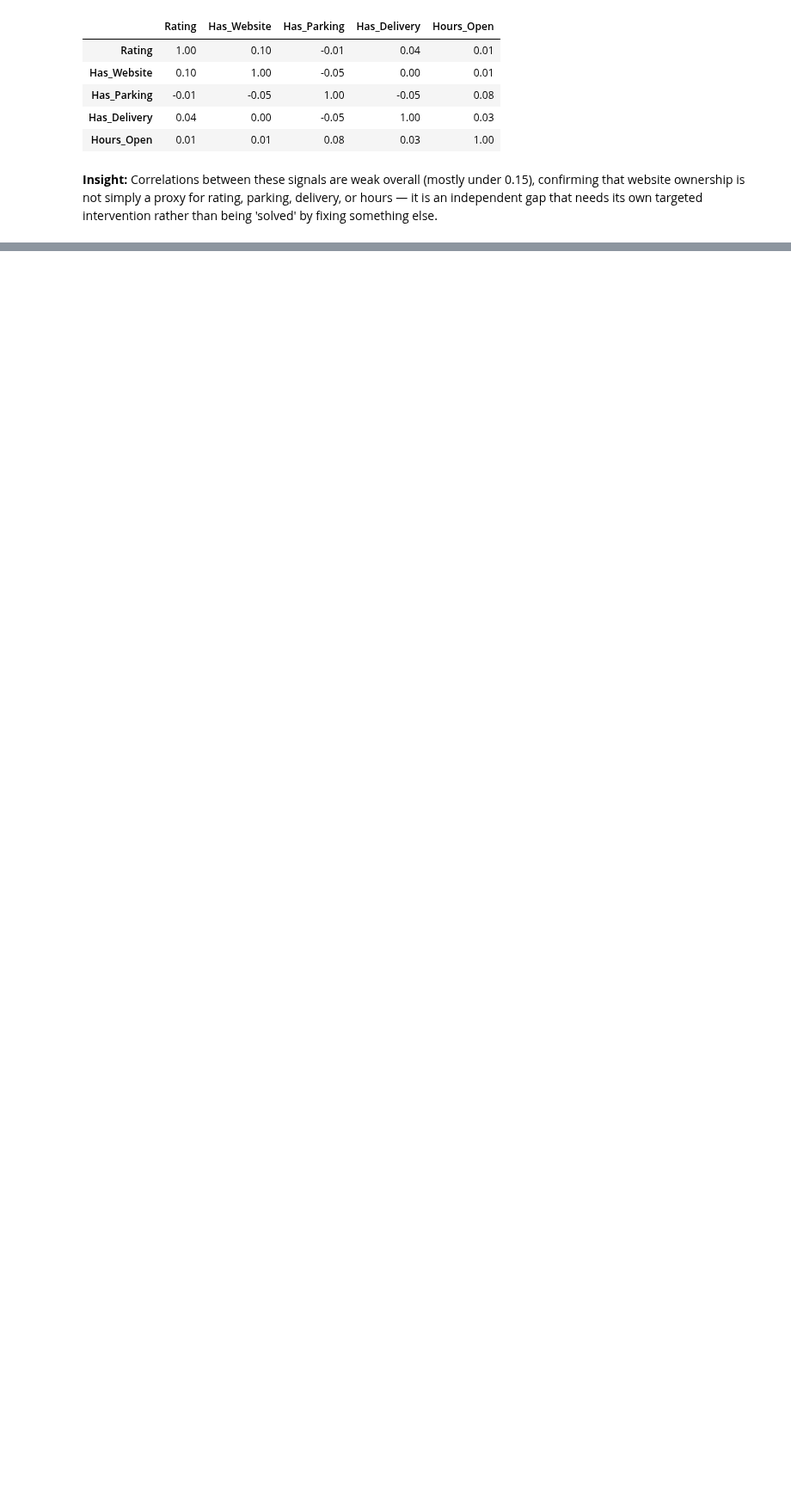
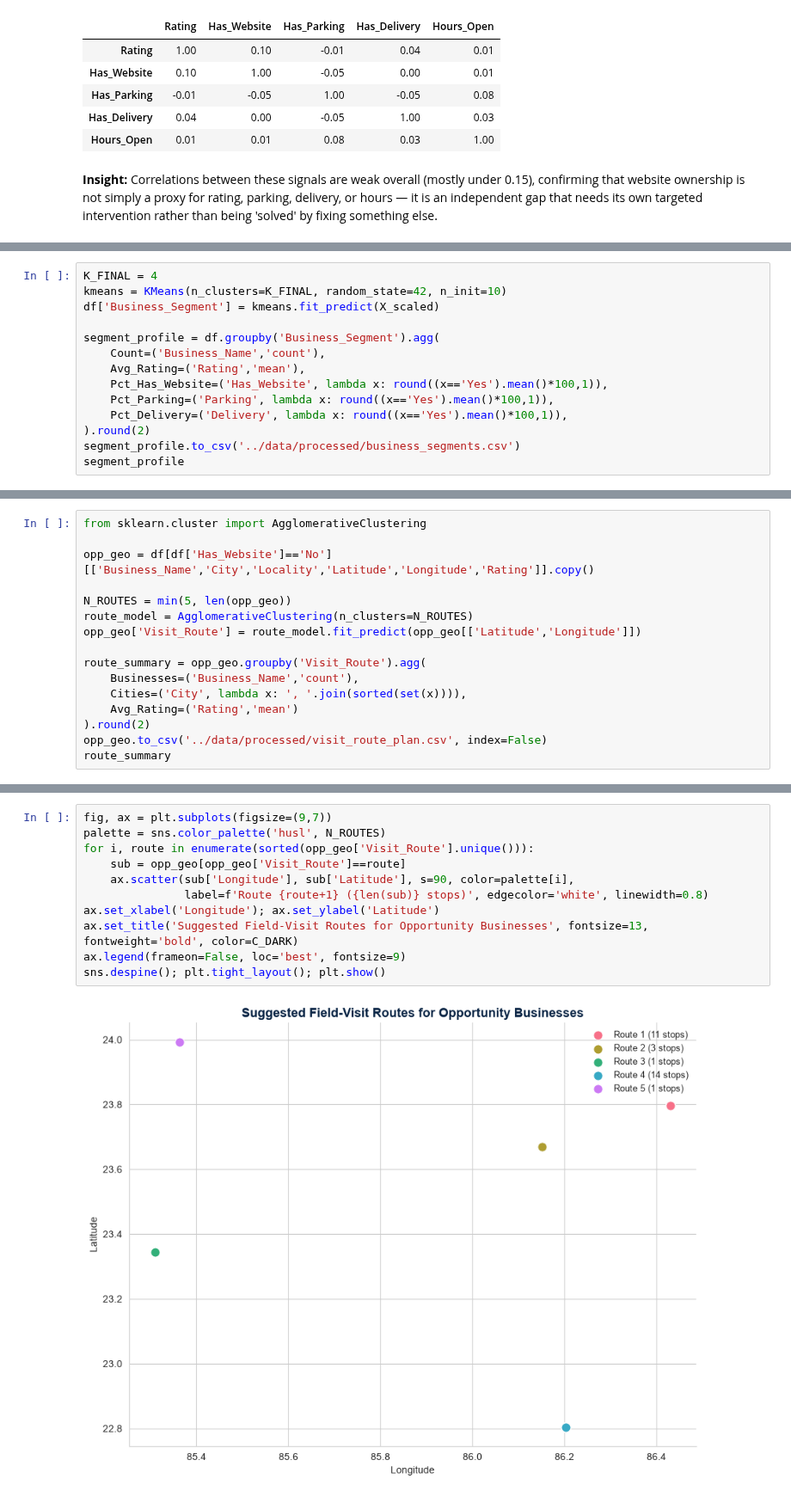
Before and after one commit to bhavya-aggarwal011/Jharkhand_Business_Analysis, a Jupyter notebook: notebooks/Jharkhand_Business_Analysis.ipynb, the cells around one changed output, grey strips where cells are left out. Shown at 86% size. Drawn from its saved outputs; the diff is of its cells as text; blank space fills up the shorter version.

```diff
--- a/notebooks/Jharkhand_Business_Analysis.ipynb
+++ b/notebooks/Jharkhand_Business_Analysis.ipynb
@@ -826,0 +897,14 @@ corr_matrix
+# %%
+K_FINAL = 4
+kmeans = KMeans(n_clusters=K_FINAL, random_state=42, n_init=10)
+df['Business_Segment'] = kmeans.fit_predict(X_scaled)
+
+segment_profile = df.groupby('Business_Segment').agg(
+    Count=('Business_Name','count'),
+    Avg_Rating=('Rating','mean'),
+    Pct_Has_Website=('Has_Website', lambda x: round((x=='Yes').mean()*100,1)),
+    Pct_Parking=('Parking', lambda x: round((x=='Yes').mean()*100,1)),
+    Pct_Delivery=('Delivery', lambda x: round((x=='Yes').mean()*100,1)),
+).round(2)
+segment_profile.to_csv('../data/processed/business_segments.csv')
+segment_profile
@@ -826,0 +975,16 @@ corr_matrix
+# %%
+from sklearn.cluster import AgglomerativeClustering
+
+opp_geo = df[df['Has_Website']=='No'][['Business_Name','City','Locality','Latitude','Longitude','Rating']].copy()
+
+N_ROUTES = min(5, len(opp_geo))
+route_model = AgglomerativeClustering(n_clusters=N_ROUTES)
+opp_geo['Visit_Route'] = route_model.fit_predict(opp_geo[['Latitude','Longitude']])
+
+route_summary = opp_geo.groupby('Visit_Route').agg(
+    Businesses=('Business_Name','count'),
+    Cities=('City', lambda x: ', '.join(sorted(set(x)))),
+    Avg_Rating=('Rating','mean')
+).round(2)
+opp_geo.to_csv('../data/processed/visit_route_plan.csv', index=False)
+route_summary
@@ -826,0 +999,13 @@ corr_matrix
+# %%
+fig, ax = plt.subplots(figsize=(9,7))
+palette = sns.color_palette('husl', N_ROUTES)
+for i, route in enumerate(sorted(opp_geo['Visit_Route'].unique())):
+    sub = opp_geo[opp_geo['Visit_Route']==route]
+    ax.scatter(sub['Longitude'], sub['Latitude'], s=90, color=palette[i],
+               label=f'Route {route+1} ({len(sub)} stops)', edgecolor='white', linewidth=0.8)
+ax.set_xlabel('Longitude'); ax.set_ylabel('Latitude')
+ax.set_title('Suggested Field-Visit Routes for Opportunity Businesses', fontsize=13, fontweight='bold', color=C_DARK)
+ax.legend(frameon=False, loc='best', fontsize=9)
+sns.despine(); plt.tight_layout(); plt.show()
+# %% [output]
+[figure, added]
```
Also changed, not shown: parts of 89 cells of this notebook, 8 other files.
